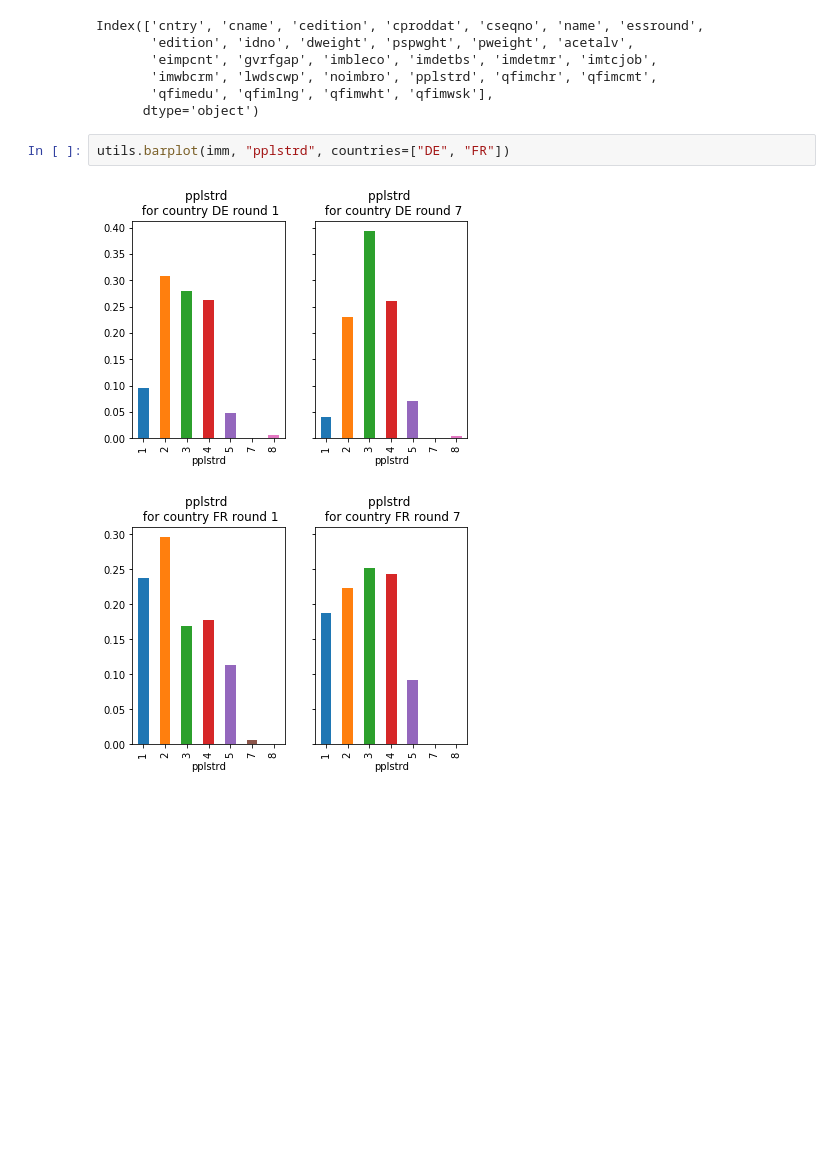
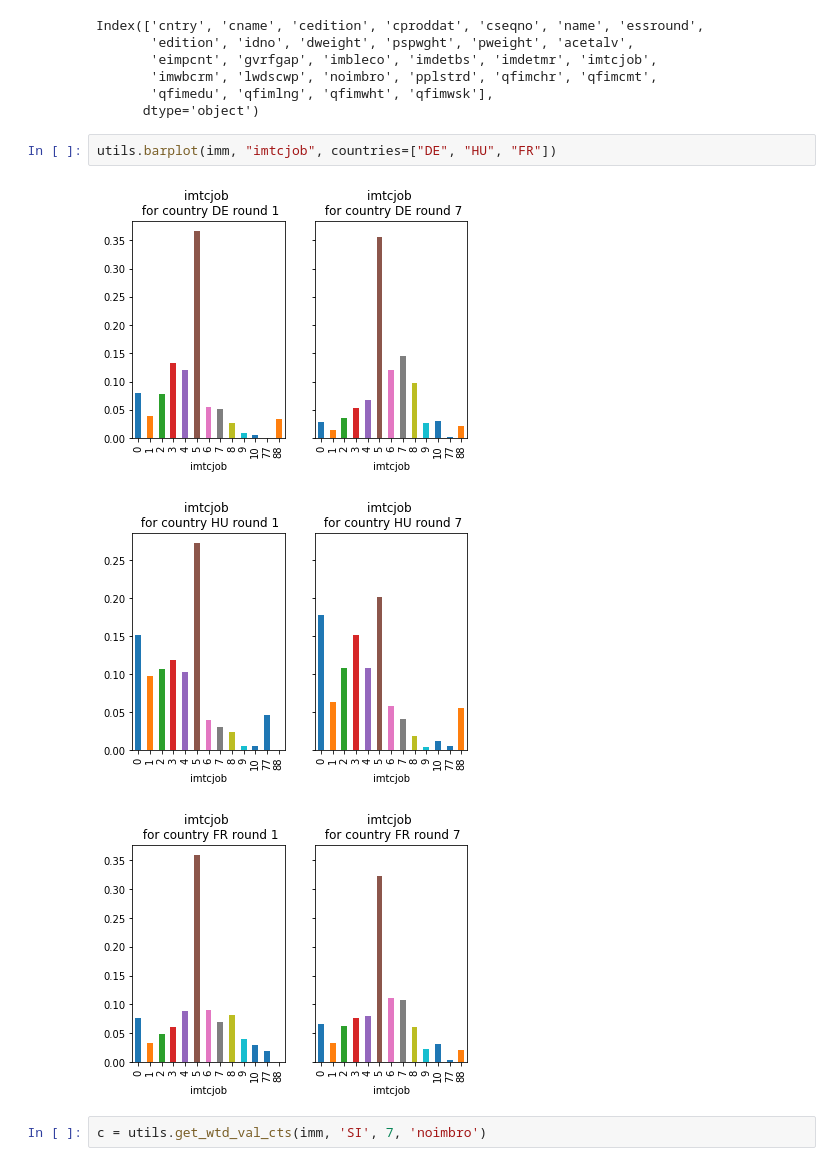
Before and after one commit to agoldhammer/ess, a Jupyter notebook: ESS Immigration.ipynb, the cells around one changed output. Saved outputs shown, nothing was run; the diff lists cells and outputs as text; blank space fills up the shorter version.

```diff
--- a/ESS Immigration.ipynb
+++ b/ESS Immigration.ipynb
@@ -21,7 +21,10 @@ Index(['cntry', 'cname', 'cedition', 'cproddat', 'cseqno', 'name', 'essround',
        'qfimedu', 'qfimlng', 'qfimwht', 'qfimwsk'],
       dtype='object')
 # %%
-utils.barplot(imm, "pplstrd", countries=["DE", "FR"])
+utils.barplot(imm, "imtcjob", countries=["DE", "HU", "FR"])
 # %% [output]
-[figure, old version]
+[figure, new version]
-[figure, old version]
+[figure, new version]
+[figure, added]
+# %%
+c = utils.get_wtd_val_cts(imm, 'SI', 7, 'noimbro')
```
Also changed, not shown: parts of 1 cell of this notebook, 1 other file.
